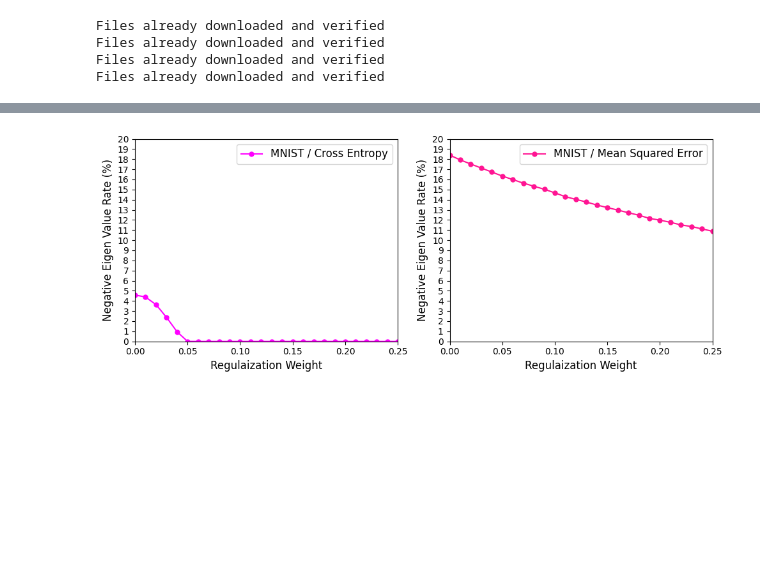
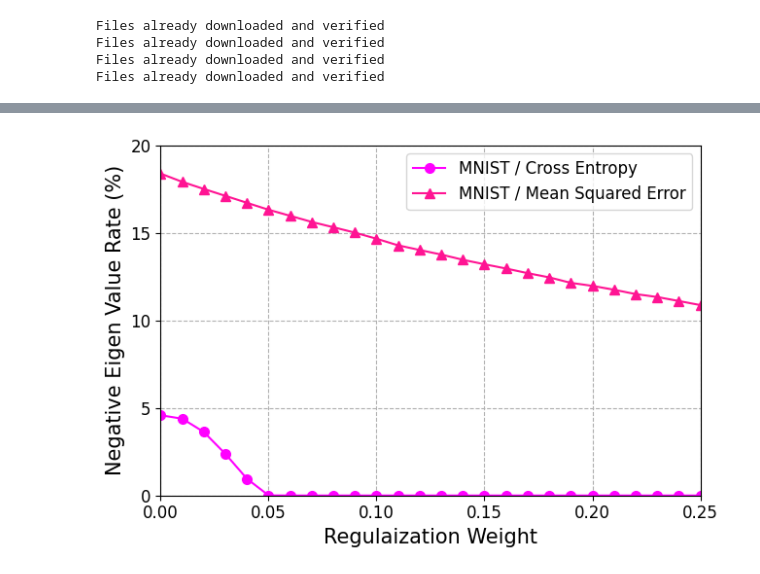
Before and after one commit to hslyu/GIF, a Jupyter notebook: scripts/Figure_2-Negative_eigval_rate.ipynb, the cells around one changed output, grey strips where cells are left out. Cells and saved outputs as stored; diff of their text form; code cells hidden in the pictures; blank space fills up the shorter version.

Commit message:
Ryu made the second version of Figure2

```diff
--- a/scripts/Figure_2-Negative_eigval_rate.ipynb
+++ b/scripts/Figure_2-Negative_eigval_rate.ipynb
@@ -172,35 +172,24 @@ path: 100, num negative eigvals: 56
 # %%
 import matplotlib.pyplot as plt
 
 W_reg = np.arange(0, 0.26, 0.01).tolist()
 
-Fig = plt.figure(figsize=(10, 4))
-fig1 = Fig.add_subplot(1, 2, 1)
-fig2 = Fig.add_subplot(1, 2, 2)
-
-fig1.margins(x=0, y=0)
-plt.sca(fig1)
-plt.plot(W_reg, ratio_list_mnist_ce, '.-', markersize="10", color="#FF00FF", label="MNIST / Cross Entropy")
-plt.xlabel('Regulaization Weight', fontsize="12")
-plt.ylabel('Negative Eigen Value Rate (%)', fontsize="12")
-plt.xticks(np.arange(0, 0.26, 0.05))
-plt.yticks(np.arange(0, 21, 1))
-plt.legend(fontsize="12")
-
-fig2.margins(x=0, y=0)
-plt.sca(fig2)
-plt.plot(W_reg, ratio_list_mnist_mse, '.-',  markersize="10", color="#FF1493", label="MNIST / Mean Squared Error")
-plt.xlabel('Regulaization Weight', fontsize="12")
-plt.ylabel('Negative Eigen Value Rate (%)', fontsize="12")
-plt.xticks(np.arange(0, 0.26, 0.05))
-plt.yticks(np.arange(0, 21, 1))
+Fig = plt.figure(figsize=(6.6, 4.5))
+plt.margins(x=0, y=0)
+plt.grid(visible=True, linestyle='--')
+plt.plot(W_reg, ratio_list_mnist_ce, 'o-', markersize="7", color="#FF00FF", label="MNIST / Cross Entropy")
+plt.plot(W_reg, ratio_list_mnist_mse, '^-',  markersize="7", color="#FF1493", label="MNIST / Mean Squared Error")
+plt.xlabel('Regulaization Weight', fontsize="15")
+plt.ylabel('Negative Eigen Value Rate (%)', fontsize="15")
+plt.xticks(np.arange(0, 0.26, 0.05), fontsize="12")
+plt.yticks(range(0, 21, 5), fontsize="12")
 plt.legend(fontsize="12")
 
 Fig.tight_layout()
 Fig.savefig("Figure2.pdf", dpi=600)
 Fig.show()
 # %% [output]
-[figure, old version]
+[figure, new version]
 # %%
 import pickle
 
```
